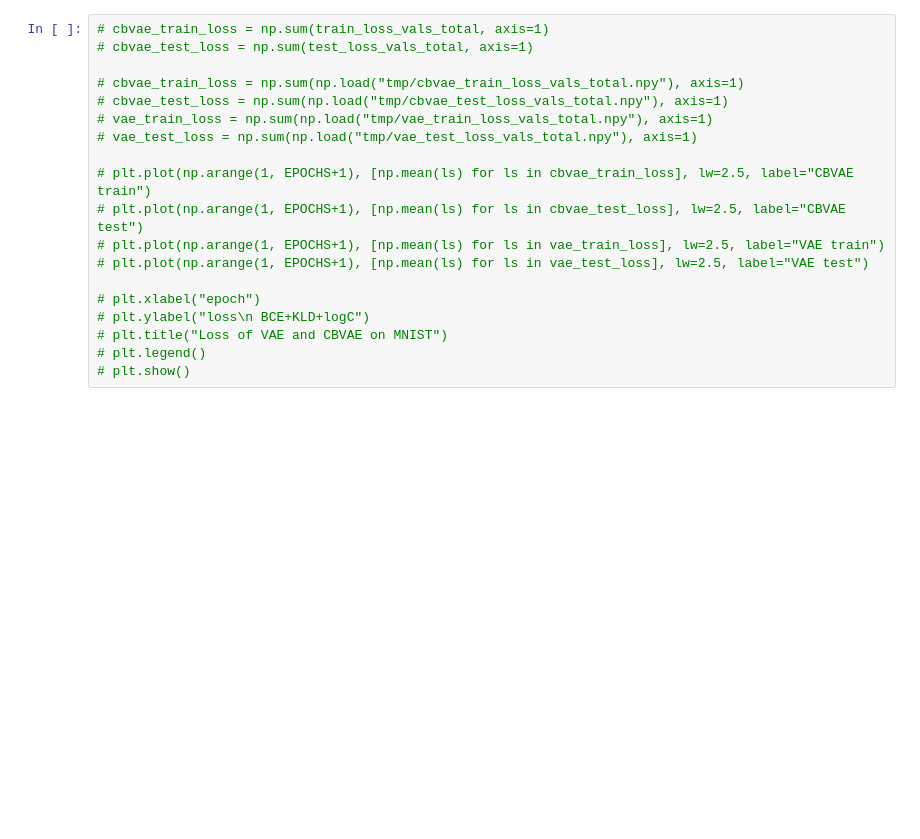
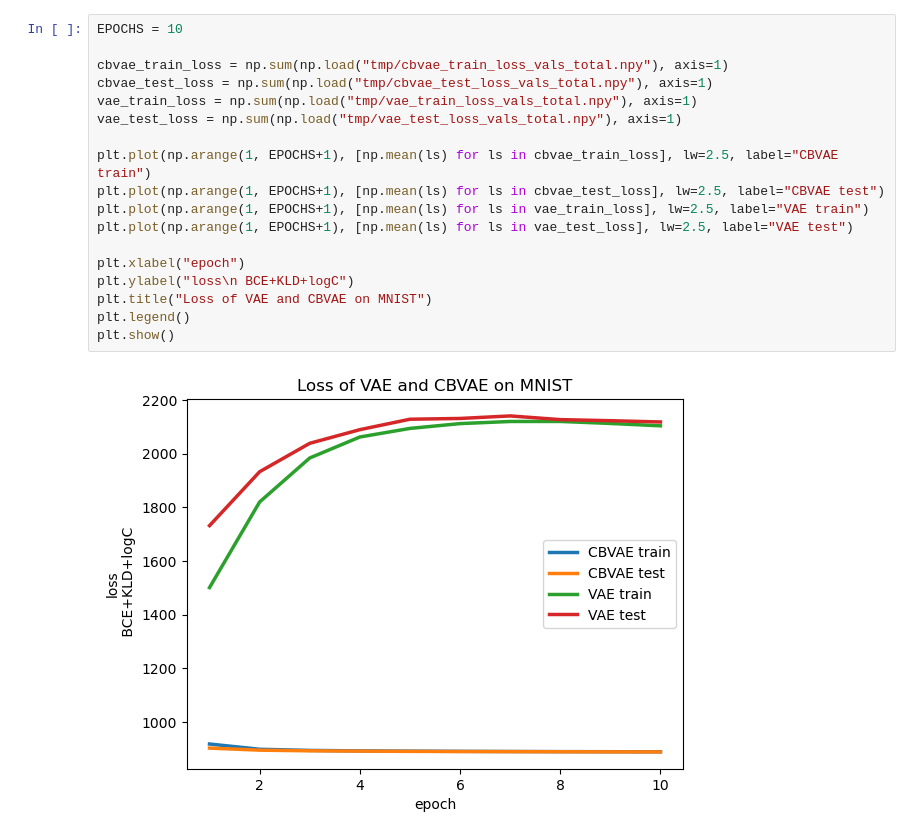
Before and after one commit to Minhao-Zhang/PML_Final_2023_B2, a Jupyter notebook: Final_A.ipynb, the cells around one changed output. Drawn from its saved outputs; the diff is of its cells as text; blank space fills up the shorter version.

Commit message:
modified beta, changed layers and neurons, added loss graph

```diff
--- a/Final_A.ipynb
+++ b/Final_A.ipynb
@@ -267,19 +12,20 @@ np.save("tmp/vae_test_loss_vals_total.npy", test_loss_vals_total)
 # %%
-# cbvae_train_loss = np.sum(train_loss_vals_total, axis=1)
-# cbvae_test_loss = np.sum(test_loss_vals_total, axis=1)
+EPOCHS = 10
 
-# cbvae_train_loss = np.sum(np.load("tmp/cbvae_train_loss_vals_total.npy"), axis=1)
-# cbvae_test_loss = np.sum(np.load("tmp/cbvae_test_loss_vals_total.npy"), axis=1)
-# vae_train_loss = np.sum(np.load("tmp/vae_train_loss_vals_total.npy"), axis=1)
-# vae_test_loss = np.sum(np.load("tmp/vae_test_loss_vals_total.npy"), axis=1)
+cbvae_train_loss = np.sum(np.load("tmp/cbvae_train_loss_vals_total.npy"), axis=1)
+cbvae_test_loss = np.sum(np.load("tmp/cbvae_test_loss_vals_total.npy"), axis=1)
+vae_train_loss = np.sum(np.load("tmp/vae_train_loss_vals_total.npy"), axis=1)
+vae_test_loss = np.sum(np.load("tmp/vae_test_loss_vals_total.npy"), axis=1)
 
-# plt.plot(np.arange(1, EPOCHS+1), [np.mean(ls) for ls in cbvae_train_loss], lw=2.5, label="CBVAE train")
-# plt.plot(np.arange(1, EPOCHS+1), [np.mean(ls) for ls in cbvae_test_loss], lw=2.5, label="CBVAE test")
-# plt.plot(np.arange(1, EPOCHS+1), [np.mean(ls) for ls in vae_train_loss], lw=2.5, label="VAE train")
-# plt.plot(np.arange(1, EPOCHS+1), [np.mean(ls) for ls in vae_test_loss], lw=2.5, label="VAE test")
+plt.plot(np.arange(1, EPOCHS+1), [np.mean(ls) for ls in cbvae_train_loss], lw=2.5, label="CBVAE train")
+plt.plot(np.arange(1, EPOCHS+1), [np.mean(ls) for ls in cbvae_test_loss], lw=2.5, label="CBVAE test")
+plt.plot(np.arange(1, EPOCHS+1), [np.mean(ls) for ls in vae_train_loss], lw=2.5, label="VAE train")
+plt.plot(np.arange(1, EPOCHS+1), [np.mean(ls) for ls in vae_test_loss], lw=2.5, label="VAE test")
 
-# plt.xlabel("epoch")
-# plt.ylabel("loss\n BCE+KLD+logC")
-# plt.title("Loss of VAE and CBVAE on MNIST")
-# plt.legend()
-# plt.show()
+plt.xlabel("epoch")
+plt.ylabel("loss\n BCE+KLD+logC")
+plt.title("Loss of VAE and CBVAE on MNIST")
+plt.legend()
+plt.show()
+# %% [output]
+[figure, added]
```
Also changed, not shown: parts of 5 cells of this notebook, 15 other files.
